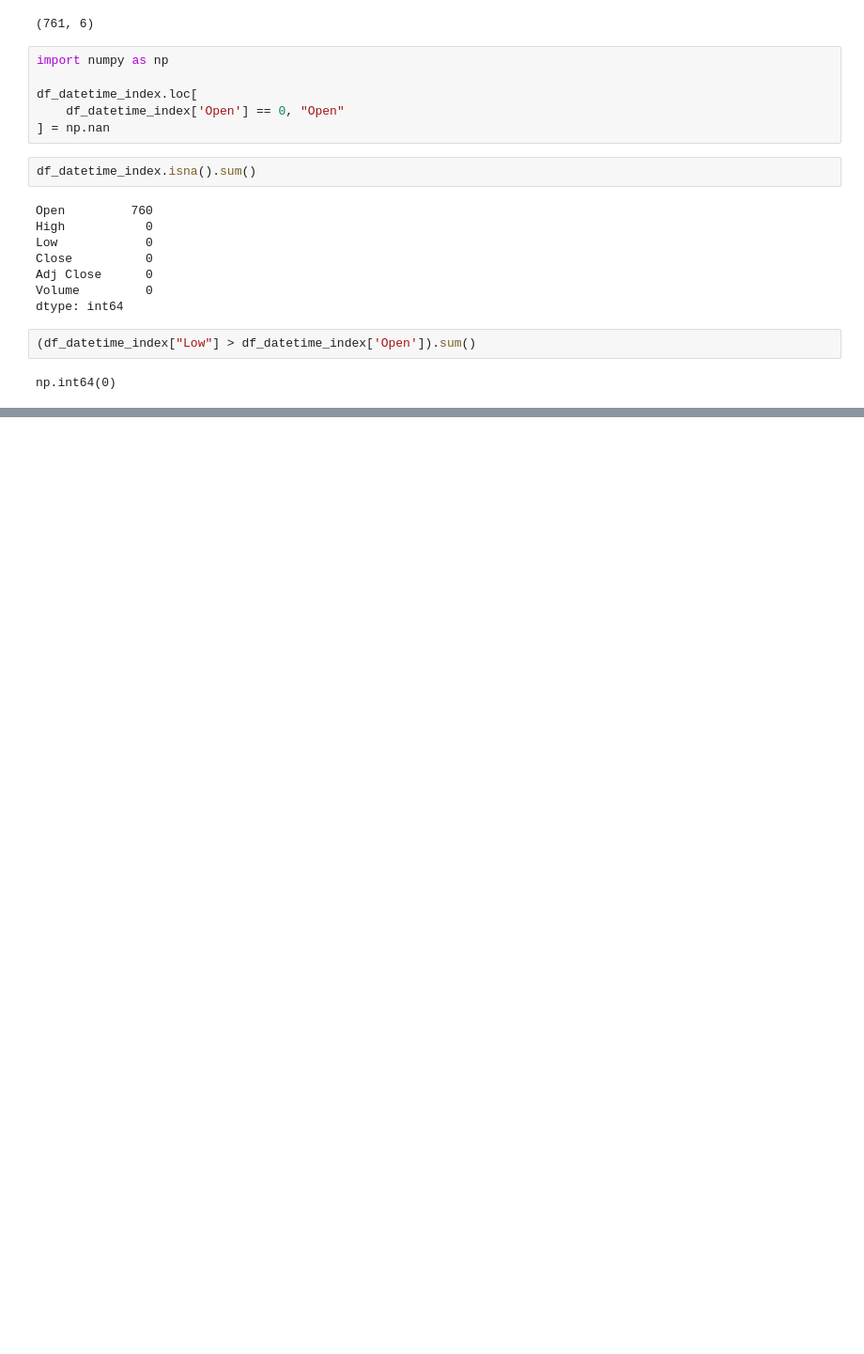
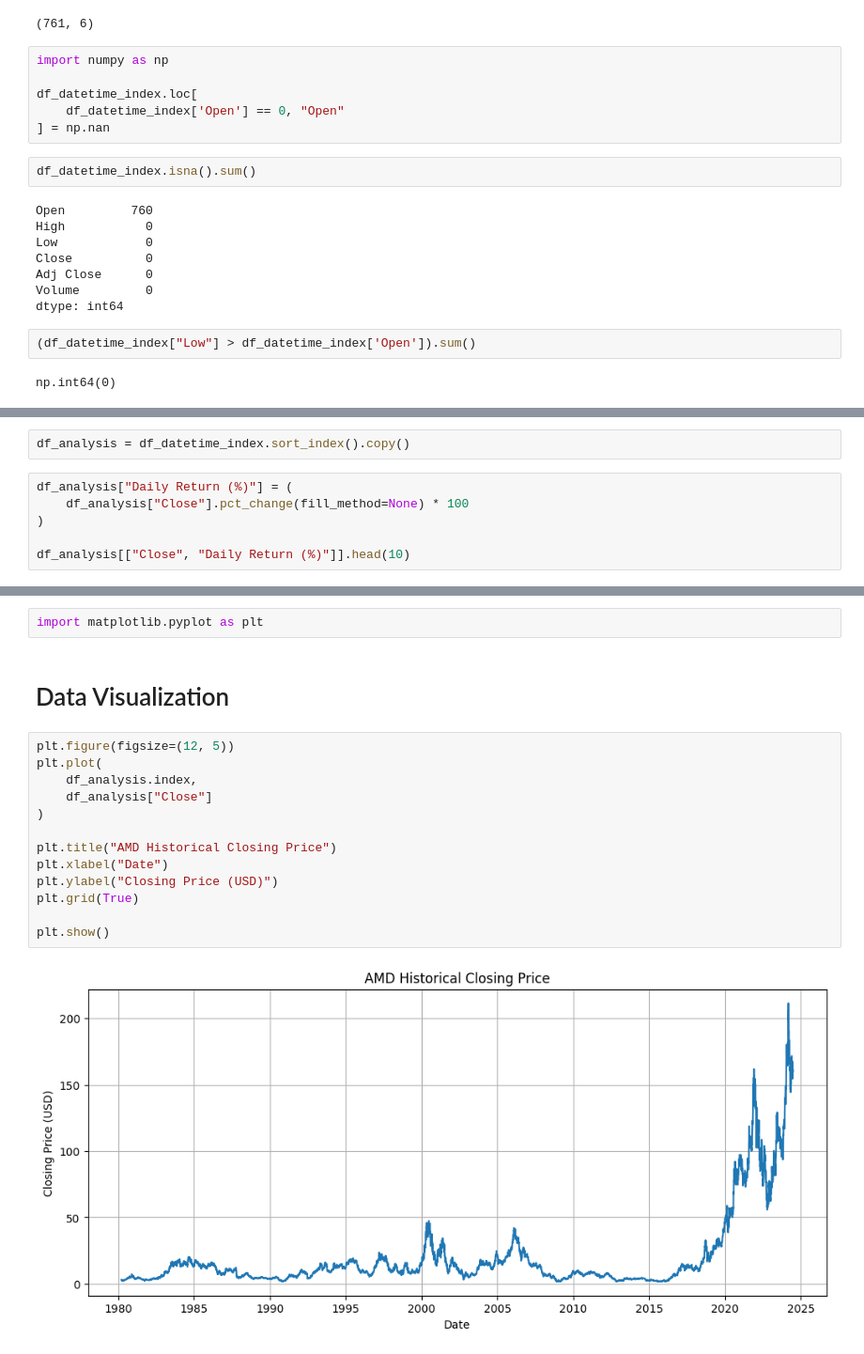
Before and after one commit to surakiartsuksri-hub/StockMini, a Jupyter notebook: StockMini.ipynb, the cells around one changed output, grey strips where cells are left out. Shown at 94% size. Saved outputs shown, nothing was run; the diff lists cells and outputs as text; blank space fills up the shorter version.

Commit message:
Update AMD stock analysis

```diff
--- a/StockMini.ipynb
+++ b/StockMini.ipynb
@@ -146,0 +177,8 @@ np.int64(0)
+# %%
+df_analysis = df_datetime_index.sort_index().copy()
+# %%
+df_analysis["Daily Return (%)"] = (
+    df_analysis["Close"].pct_change(fill_method=None) * 100
+)
+
+df_analysis[["Close", "Daily Return (%)"]].head(10)
@@ -146,0 +212,19 @@ np.int64(0)
+# %%
+import matplotlib.pyplot as plt
+# %% [markdown]
+# Data Visualization
+# %%
+plt.figure(figsize=(12, 5))
+plt.plot(
+    df_analysis.index,
+    df_analysis["Close"]
+)
+
+plt.title("AMD Historical Closing Price")
+plt.xlabel("Date")
+plt.ylabel("Closing Price (USD)")
+plt.grid(True)
+
+plt.show()
+# %% [output]
+[figure, added]
```
Also changed, not shown: parts of 7 cells of this notebook.
